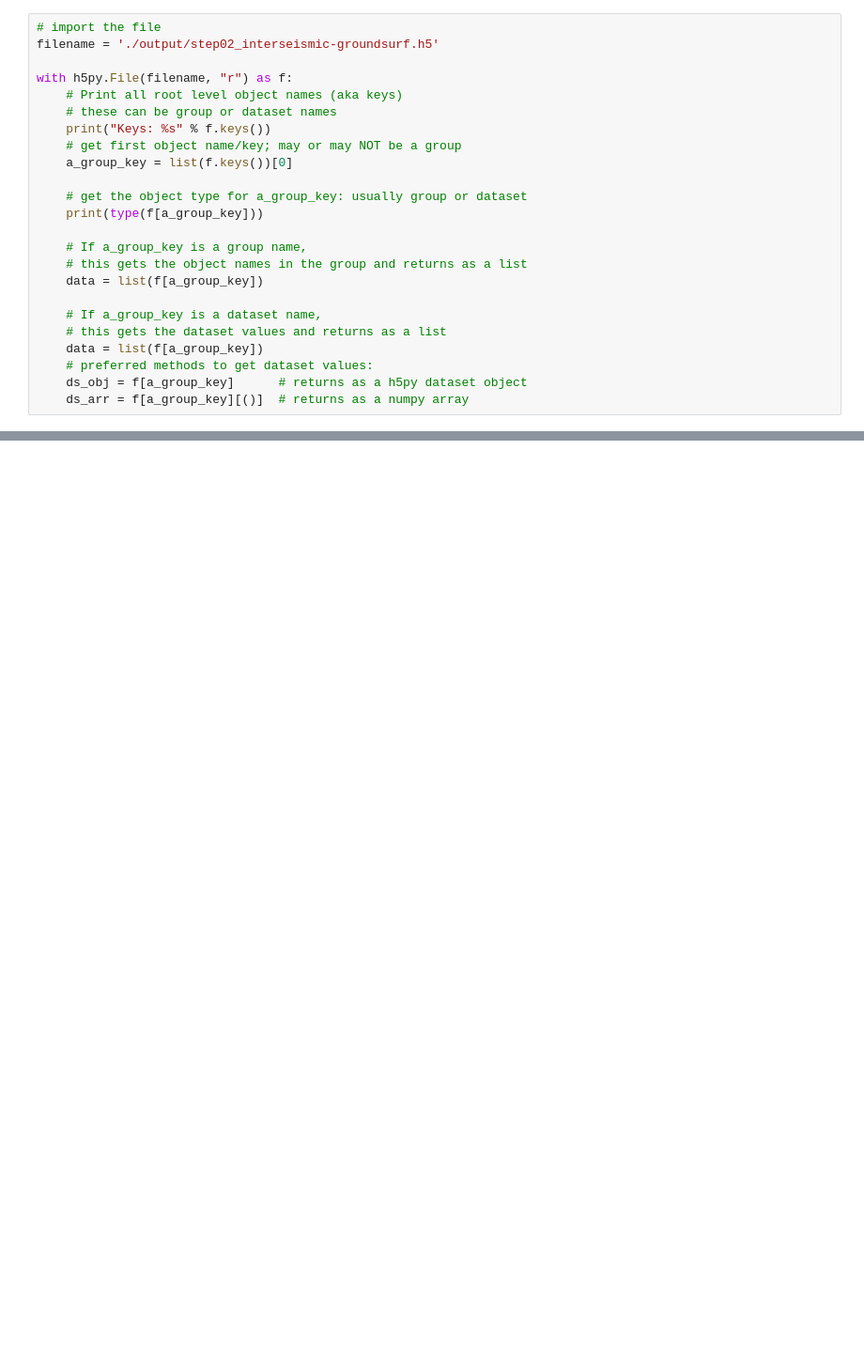
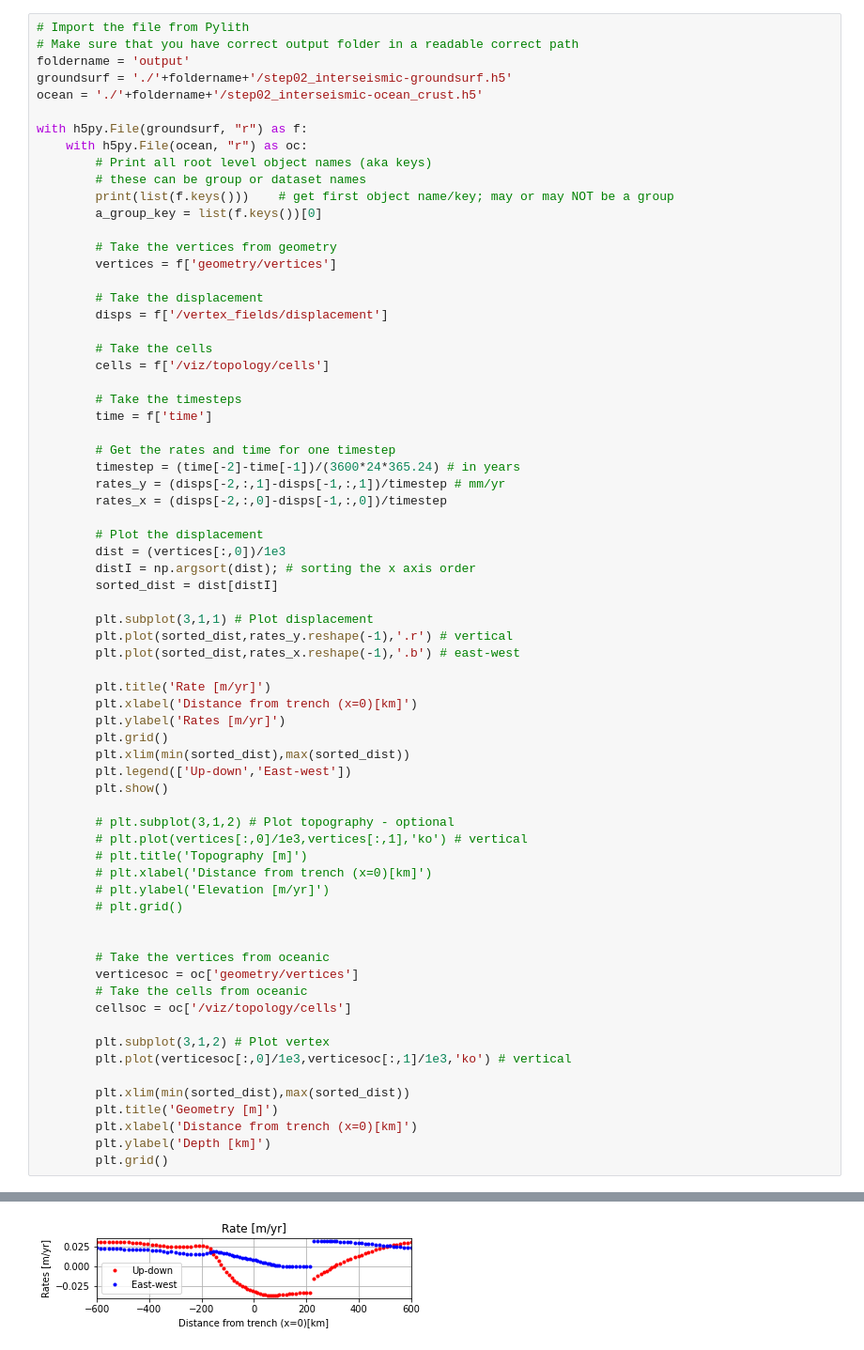
Before and after one commit to chongjh11/pyrates2024, a Jupyter notebook: Pylith-plot-test.ipynb, the cells around one changed output, grey strips where cells are left out. Shown at 94% size. Cells and saved outputs as stored; diff of their text form; blank space fills up the shorter version.

```diff
--- a/Pylith-plot-test.ipynb
+++ b/Pylith-plot-test.ipynb
@@ -9,25 +12,70 @@ print('Setup complete')
 # %%
-# import the file
-filename = './output/step02_interseismic-groundsurf.h5'
+# Import the file from Pylith
+# Make sure that you have correct output folder in a readable correct path
+foldername = 'output'
+groundsurf = './'+foldername+'/step02_interseismic-groundsurf.h5'
+ocean = './'+foldername+'/step02_interseismic-ocean_crust.h5'
 
-with h5py.File(filename, "r") as f:
-    # Print all root level object names (aka keys)
-    # these can be group or dataset names
-    print("Keys: %s" % f.keys())
-    # get first object name/key; may or may NOT be a group
-    a_group_key = list(f.keys())[0]
+with h5py.File(groundsurf, "r") as f:
+    with h5py.File(ocean, "r") as oc:
+        # Print all root level object names (aka keys)
+        # these can be group or dataset names
+        print(list(f.keys()))    # get first object name/key; may or may NOT be a group
+        a_group_key = list(f.keys())[0]
 
-    # get the object type for a_group_key: usually group or dataset
-    print(type(f[a_group_key]))
+        # Take the vertices from geometry
+        vertices = f['geometry/vertices']
 
-    # If a_group_key is a group name,
-    # this gets the object names in the group and returns as a list
-    data = list(f[a_group_key])
+        # Take the displacement
+        disps = f['/vertex_fields/displacement']
 
-    # If a_group_key is a dataset name,
-    # this gets the dataset values and returns as a list
-    data = list(f[a_group_key])
-    # preferred methods to get dataset values:
-    ds_obj = f[a_group_key]      # returns as a h5py dataset object
-    ds_arr = f[a_group_key][()]  # returns as a numpy array
+        # Take the cells
+        cells = f['/viz/topology/cells']
+
+        # Take the timesteps
+        time = f['time']
+
+        # Get the rates and time for one timestep
+        timestep = (time[-2]-time[-1])/(3600*24*365.24) # in years
+        rates_y = (disps[-2,:,1]-disps[-1,:,1])/timestep # mm/yr
+        rates_x = (disps[-2,:,0]-disps[-1,:,0])/timestep
+
+        # Plot the displacement
+        dist = (vertices[:,0])/1e3
+        distI = np.argsort(dist); # sorting the x axis order
+        sorted_dist = dist[distI]
+
+        plt.subplot(3,1,1) # Plot displacement
+        plt.plot(sorted_dist,rates_y.reshape(-1),'.r') # vertical
+        plt.plot(sorted_dist,rates_x.reshape(-1),'.b') # east-west
+
+        plt.title('Rate [m/yr]')
+        plt.xlabel('Distance from trench (x=0)[km]')
+        plt.ylabel('Rates [m/yr]')
+        plt.grid()
+        plt.xlim(min(sorted_dist),max(sorted_dist))
+        plt.legend(['Up-down','East-west'])
+        plt.show()
+
+        # plt.subplot(3,1,2) # Plot topography - optional
+        # plt.plot(vertices[:,0]/1e3,vertices[:,1],'ko') # vertical
+        # plt.title('Topography [m]')
+        # plt.xlabel('Distance from trench (x=0)[km]')
+        # plt.ylabel('Elevation [m/yr]')
+        # plt.grid()
+
+
+        # Take the vertices from oceanic
+        verticesoc = oc['geometry/vertices']
+        # Take the cells from oceanic
+        cellsoc = oc['/viz/topology/cells']
+
+        plt.subplot(3,1,2) # Plot vertex
+        plt.plot(verticesoc[:,0]/1e3,verticesoc[:,1]/1e3,'ko') # vertical
+
+        plt.xlim(min(sorted_dist),max(sorted_dist))
+        plt.title('Geometry [m]')
+        plt.xlabel('Distance from trench (x=0)[km]')
+        plt.ylabel('Depth [km]')
+        plt.grid()
 # %% [output]
@@ -34,0 +84 @@ OSError: Unable to open file (unable to open file: name = '/output/step02_inters
+[figure, added]
```
Also changed, not shown: parts of 3 cells of this notebook, 2 other files.
